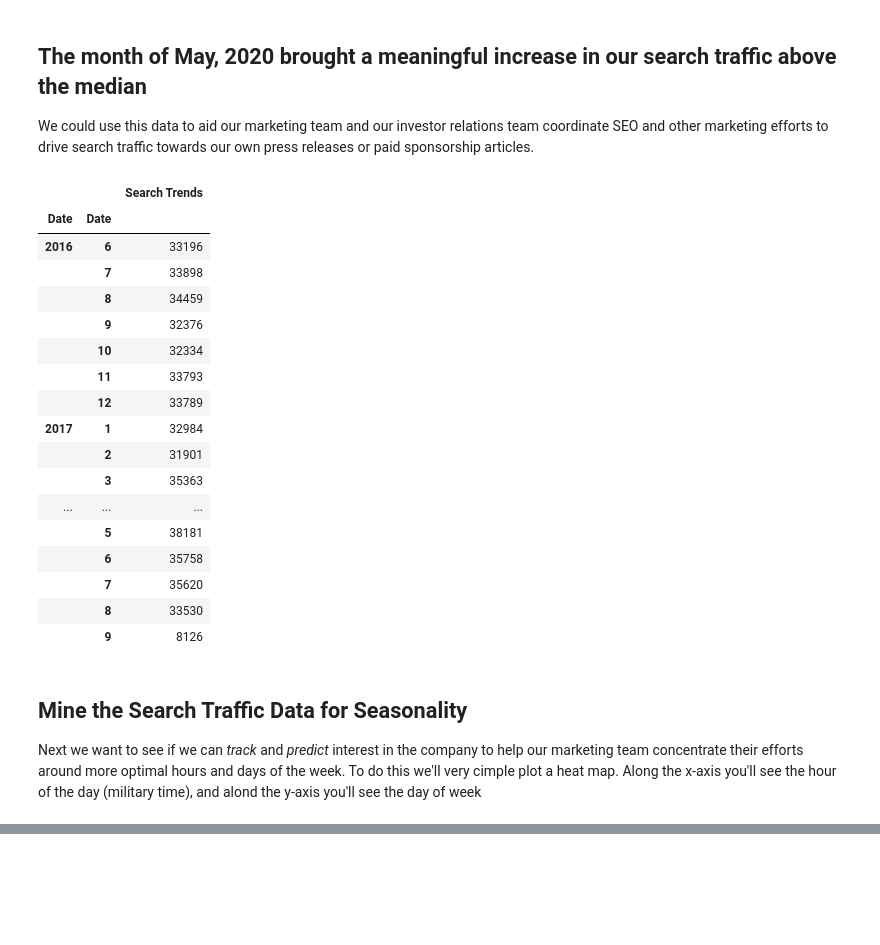
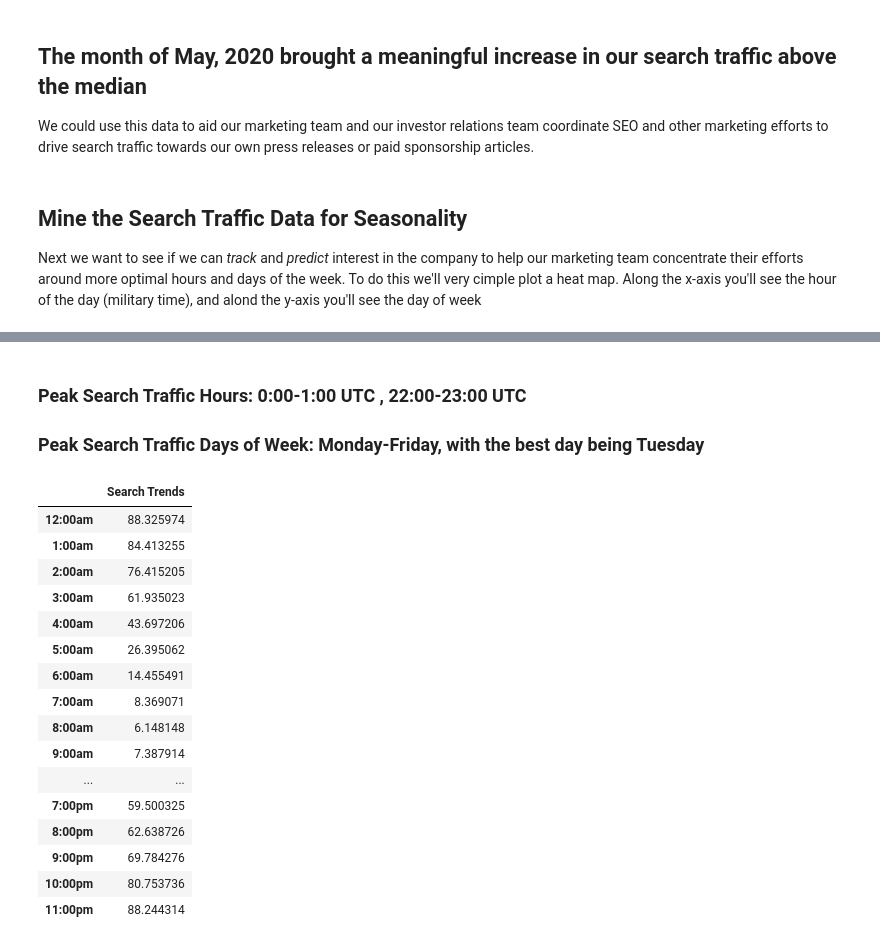
Before and after one commit to laramiedunlap/Forecasting_Mercado_Libre, a Jupyter notebook: main.ipynb, the cells around one changed output, grey strips where cells are left out. Cells and saved outputs as stored; diff of their text form; code cells hidden in the pictures; blank space fills up the shorter version.

```diff
--- a/main.ipynb
+++ b/main.ipynb
@@ -58,31 +63,6 @@ Total for May, 2020: 38181.0, an 8.47% increase in search traffic
 # %% [markdown]
 ## The month of May, 2020 brought a meaningful increase in our search traffic above the median
 We could use this data to aid our marketing team and our investor relations team coordinate SEO and other marketing efforts to drive search traffic towards our own press releases or paid sponsorship articles.
-# %%
-# Question for Cam-- the directions say:
-#  Calculate the TOTAL search traffic for the month (38181),
-#    and then compare the value to the monthly median across all months (44 - 57)
-#  Do we need to take May 2020 total traffic, and then compare that to the Median Totals (35172.5) of each month
-meli_search_df.groupby(by=[meli_search_df.index.year, meli_search_df.index.month]).sum()
-# %% [output]
-|  |  | Search Trends |
-| Date | Date |  |
-| 2016 | 6 | 33196 |
-|  | 7 | 33898 |
-|  | 8 | 34459 |
-|  | 9 | 32376 |
-|  | 10 | 32334 |
-|  | 11 | 33793 |
-|  | 12 | 33789 |
-| 2017 | 1 | 32984 |
-|  | 2 | 31901 |
-|  | 3 | 35363 |
-| ... | ... | ... |
-|  | 5 | 38181 |
-|  | 6 | 35758 |
-|  | 7 | 35620 |
-|  | 8 | 33530 |
-|  | 9 | 8126 |
 # %% [markdown]
 ## Mine the Search Traffic Data for Seasonality
 Next we want to see if we can *track* and *predict* interest in the company to help our marketing team concentrate their efforts around more optimal hours and days of the week. To do this we'll very cimple plot a heat map. Along the x-axis you'll see the hour of the day (military time), and alond the y-axis you'll see the day of week
@@ -97,3 +77,54 @@ meli_search_df.hvplot.heatmap(
 ).aggregate(function=np.mean)
 # %% [output]
 [interactive output not drawn]
+# %% [markdown]
+### Peak Search Traffic Hours: 0:00-1:00 UTC , 22:00-23:00 UTC
+### Peak Search Traffic Days of Week: Monday-Friday, with the best day being Tuesday
+# %%
+copy_df = meli_search_df.groupby(meli_search_df.index.hour).mean()
+index_list = copy_df.index.to_list()
+index_list = index_list[4:]
+for x in range(1,4):
+    index_list.append(x)
+index_list
+time_as_str = []
+am_pm_str = ''
+for ix in index_list:
+    if ix < 16:
+        am_pm_str = 'am'
+        if ix== 4:
+            time_as_str.append(f'12:00{am_pm_str}')
+        else:
+            time = ix-4
+            time_as_str.append(f'{time}:00{am_pm_str}')
+    elif ix >= 16:
+        am_pm_str = 'pm'
+        if ix == 16:
+            time_as_str.append(f'12:00{am_pm_str}')
+        else:
+            time = ix-16
+            time_as_str.append(f'{time}:00{am_pm_str}')
+
+time_as_str = time_as_str[:-3]
+for x in range(8,12):
+    time_as_str.append(f'{x}:00pm')
+copy_df.index = time_as_str
+copy_df
+# %% [output]
+|  | Search Trends |
+| 12:00am | 88.325974 |
+| 1:00am | 84.413255 |
+| 2:00am | 76.415205 |
+| 3:00am | 61.935023 |
+| 4:00am | 43.697206 |
+| 5:00am | 26.395062 |
+| 6:00am | 14.455491 |
+| 7:00am | 8.369071 |
+| 8:00am | 6.148148 |
+| 9:00am | 7.387914 |
+| ... | ... |
+| 7:00pm | 59.500325 |
+| 8:00pm | 62.638726 |
+| 9:00pm | 69.784276 |
+| 10:00pm | 80.753736 |
+| 11:00pm | 88.244314 |
```
Also changed, not shown: parts of 12 cells of this notebook.
